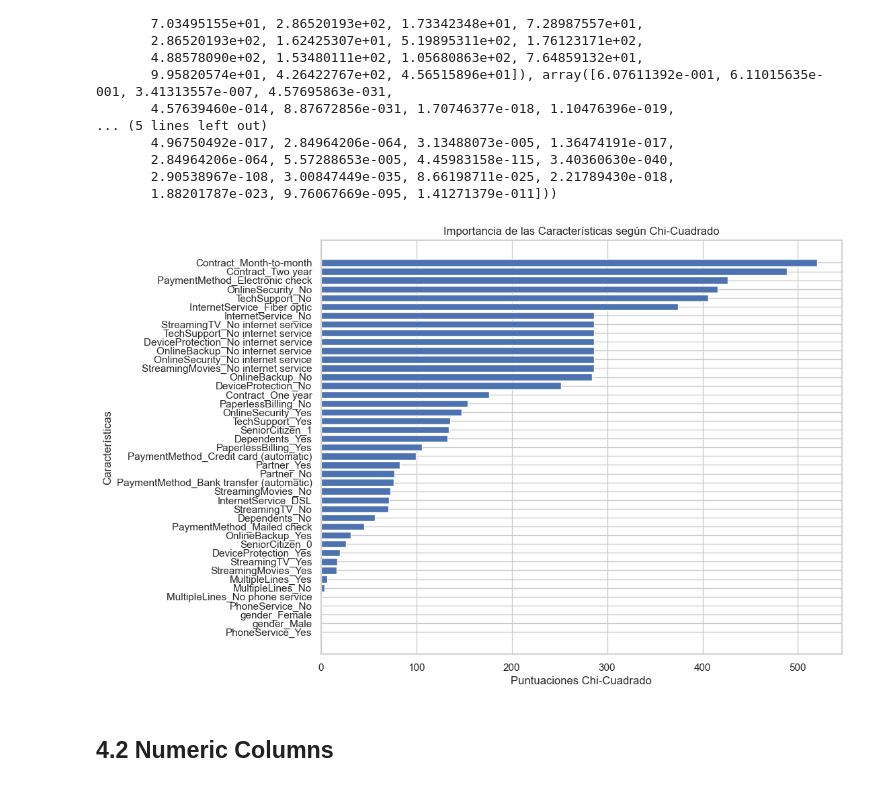
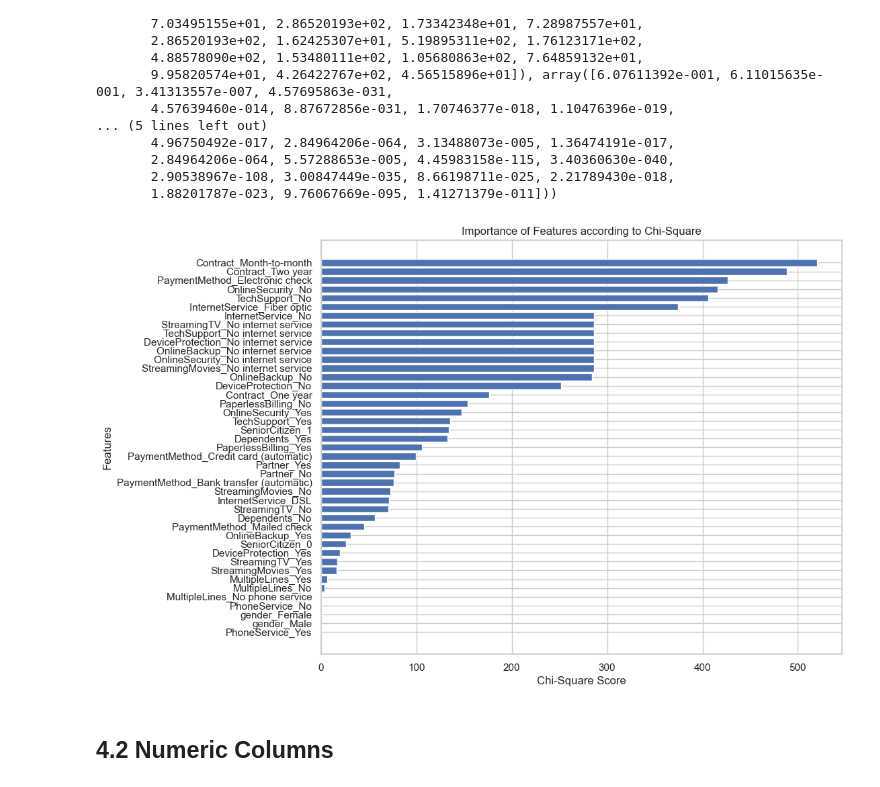
Before and after one commit to FJGM2023015/Telecommunication-Churn, a Jupyter notebook: Telecomunication_Churn.ipynb, the cells around one changed output. Cells and saved outputs as stored; diff of their text form; code cells hidden in the pictures.

```diff
--- a/Telecomunication_Churn.ipynb
+++ b/Telecomunication_Churn.ipynb
@@ -233,27 +231,23 @@ print(chi_scores)
        2.90538967e-108, 3.00847449e-035, 8.66198711e-025, 2.21789430e-018,
        1.88201787e-023, 9.76067669e-095, 1.41271379e-011]))
 # %%
-import pandas as pd
-import matplotlib.pyplot as plt
-
-# Combina las puntuaciones chi-cuadrado con los nombres de las características
+# DataFrame
 chi_results = pd.DataFrame({
-    'Caracteristica': categorical_encoded_cols,
-    'Puntuacion': chi_scores[0]
+    'Features': categorical_encoded_cols,
+    'Score': chi_scores[0]
 })
 
-# Ordena los resultados
-chi_sorted = chi_results.sort_values('Puntuacion', ascending=False)
+chi_sorted = chi_results.sort_values('Score', ascending=False)
 
 plt.figure(figsize=(10, 8))
-plt.barh(chi_sorted['Caracteristica'], chi_sorted['Puntuacion'])
-plt.xlabel('Puntuaciones Chi-Cuadrado')
-plt.ylabel('Características')
-plt.title('Importancia de las Características según Chi-Cuadrado')
+plt.barh(chi_sorted['Features'], chi_sorted['Score'])
+plt.xlabel('Chi-Square Score')
+plt.ylabel('Features')
+plt.title('Importance of Features according to Chi-Square')
 plt.gca().invert_yaxis()
 plt.show()
 # %% [output]
-[figure, old version]
+[figure, new version]
 # %% [markdown]
 ## 4.2 Numeric Columns
 # %%
```
Also changed, not shown: parts of 14 cells of this notebook.
